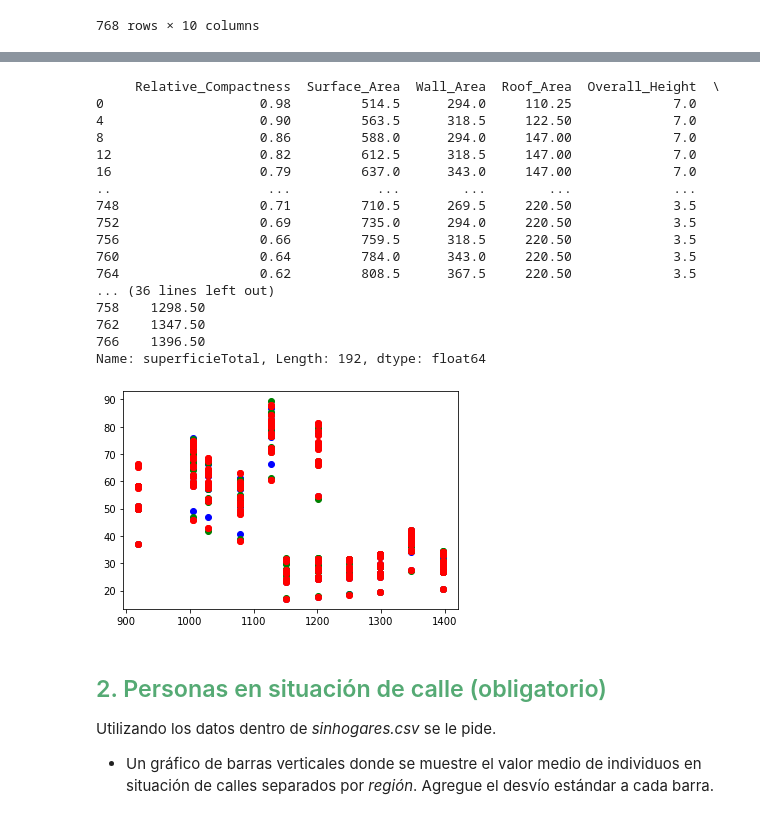
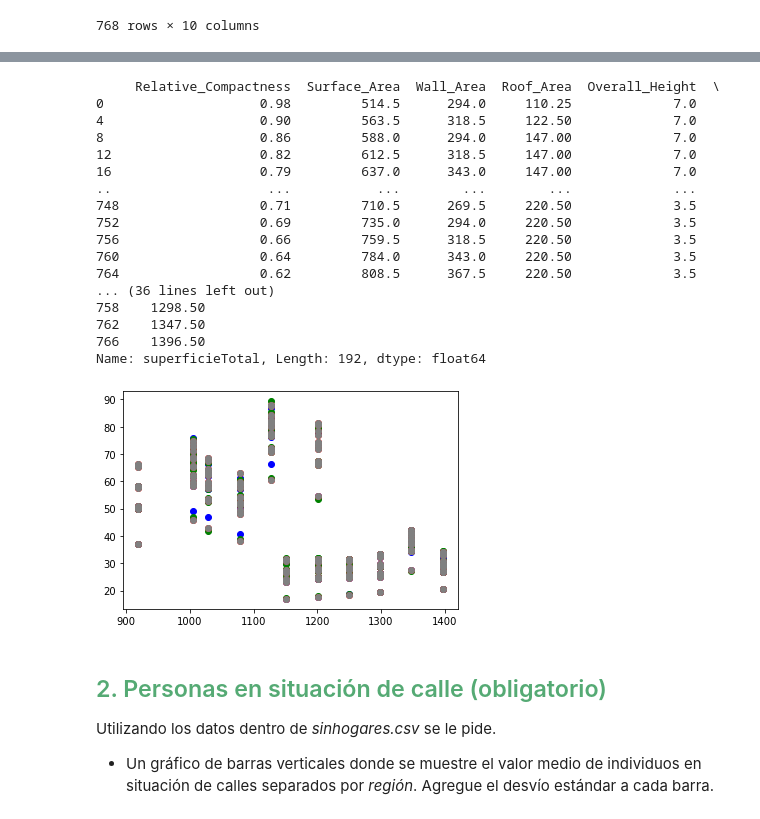
Before and after one commit to maximilianog258/PDAMaxiG, a Jupyter notebook: Ejercitación - Matplotlib/Ejercitación-Matplotlib.ipynb, the cells around one changed output, grey strips where cells are left out. Drawn from its saved outputs; the diff is of its cells as text; code cells hidden in the pictures.

```diff
--- a/Ejercitación - Matplotlib/Ejercitación-Matplotlib.ipynb
+++ b/Ejercitación - Matplotlib/Ejercitación-Matplotlib.ipynb
@@ -93,41 +93,41 @@ ax.scatter(supor,caror,c="red",label="Este")
 supor=orientaciones["superficieTotal"]
 caror=orientaciones["cargaTotal"]
 orientaciones = efenergetica[efenergetica["Orientation"] == 5]
-ax.scatter(supor,caror,c="red",label="Oeste")
+ax.scatter(supor,caror,c="grey",label="Oeste")
 
 print(supor)
 
 
 # for i in efenergetica["Orientation"].unique():
 #     if i==2
 #         orientaciones = efenergetica[efenergetica["Orientation"] == ]
 #         ax.scatter(superficietotal,cargaTotal,c="blue", label="Norte")
 
 #     elif i==3:
 #         ax.scatter(superficietotal,cargaTotal,c="green", label="Sur")
 #     elif i==4:
 #         ax.scatter(superficietotal,cargaTotal,c="red", label="Este")
 #     else:
 #         ax.scatter(superficietotal,cargaTotal,c="blue", label="Oeste")
 # %% [output]
      Relative_Compactness  Surface_Area  Wall_Area  Roof_Area  Overall_Height  \
 0                    0.98         514.5      294.0     110.25             7.0
 4                    0.90         563.5      318.5     122.50             7.0
 8                    0.86         588.0      294.0     147.00             7.0
 12                   0.82         612.5      318.5     147.00             7.0
 16                   0.79         637.0      343.0     147.00             7.0
 ..                    ...           ...        ...        ...             ...
 748                  0.71         710.5      269.5     220.50             3.5
 752                  0.69         735.0      294.0     220.50             3.5
 756                  0.66         759.5      318.5     220.50             3.5
 760                  0.64         784.0      343.0     220.50             3.5
 764                  0.62         808.5      367.5     220.50             3.5
 ... (36 lines left out)
 758    1298.50
 762    1347.50
 766    1396.50
 Name: superficieTotal, Length: 192, dtype: float64
-[figure, old version]
+[figure, new version]
 # %% [markdown]
 ## <span style='color:#55aa74'>2. Personas en situación de calle (obligatorio)</span>
 
```
Also changed, not shown: parts of 13 cells of this notebook, 1 other file.
